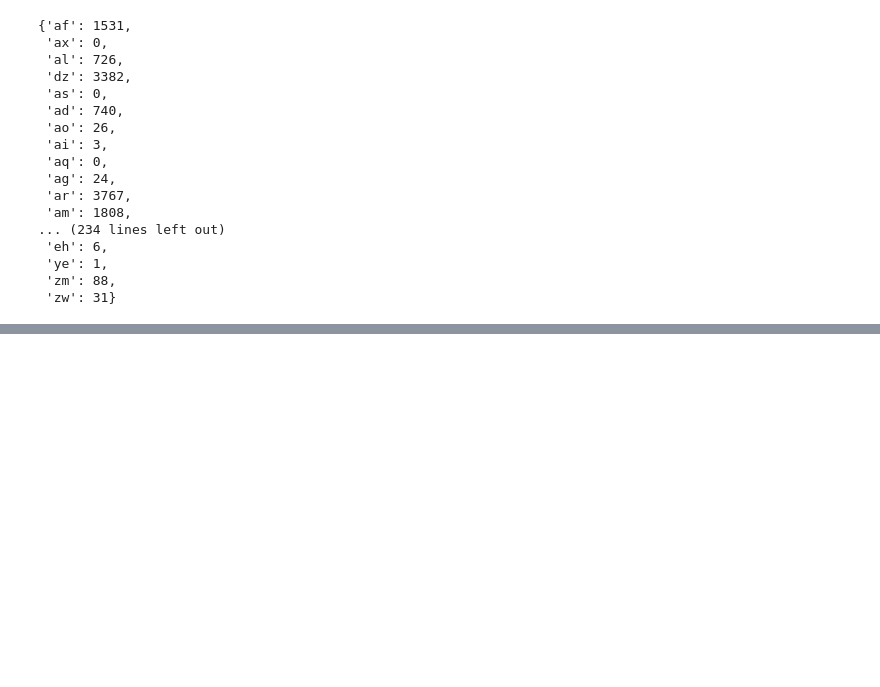
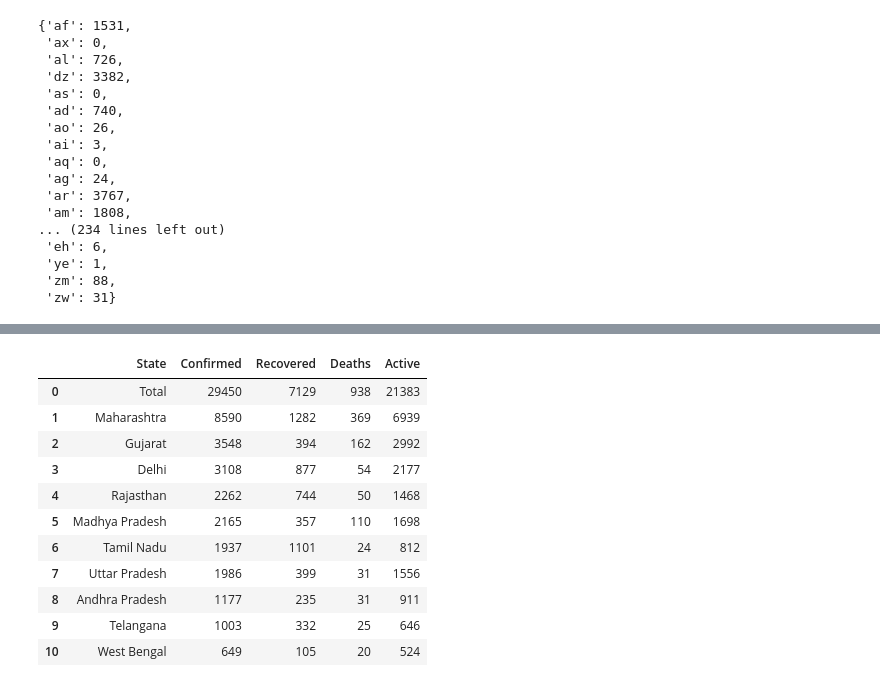
Before and after one commit to bhargavyagnik/Covid19, a Jupyter notebook: Tracker.ipynb, the cells around one changed output, grey strips where cells are left out. Cells and saved outputs as stored; diff of their text form; code cells hidden in the pictures; blank space fills up the shorter version.

```diff
--- a/Tracker.ipynb
+++ b/Tracker.ipynb
@@ -252,3 +252,6 @@ world_dict
  'ye': 1,
  'zm': 88,
  'zw': 31}
+# %%
+import pandas as pd
+df=pd.read_csv('stats/state_wise.csv')
@@ -254,0 +267,17 @@ world_dict
+# %%
+df=df.drop('State_code',axis=1)
+# %%
+df.head(11)
+# %% [output]
+|  | State | Confirmed | Recovered | Deaths | Active |
+| 0 | Total | 29450 | 7129 | 938 | 21383 |
+| 1 | Maharashtra | 8590 | 1282 | 369 | 6939 |
+| 2 | Gujarat | 3548 | 394 | 162 | 2992 |
+| 3 | Delhi | 3108 | 877 | 54 | 2177 |
+| 4 | Rajasthan | 2262 | 744 | 50 | 1468 |
+| 5 | Madhya Pradesh | 2165 | 357 | 110 | 1698 |
+| 6 | Tamil Nadu | 1937 | 1101 | 24 | 812 |
+| 7 | Uttar Pradesh | 1986 | 399 | 31 | 1556 |
+| 8 | Andhra Pradesh | 1177 | 235 | 31 | 911 |
+| 9 | Telangana | 1003 | 332 | 25 | 646 |
+| 10 | West Bengal | 649 | 105 | 20 | 524 |
```
Also changed, not shown: parts of 1 cell of this notebook, 19 other files.
